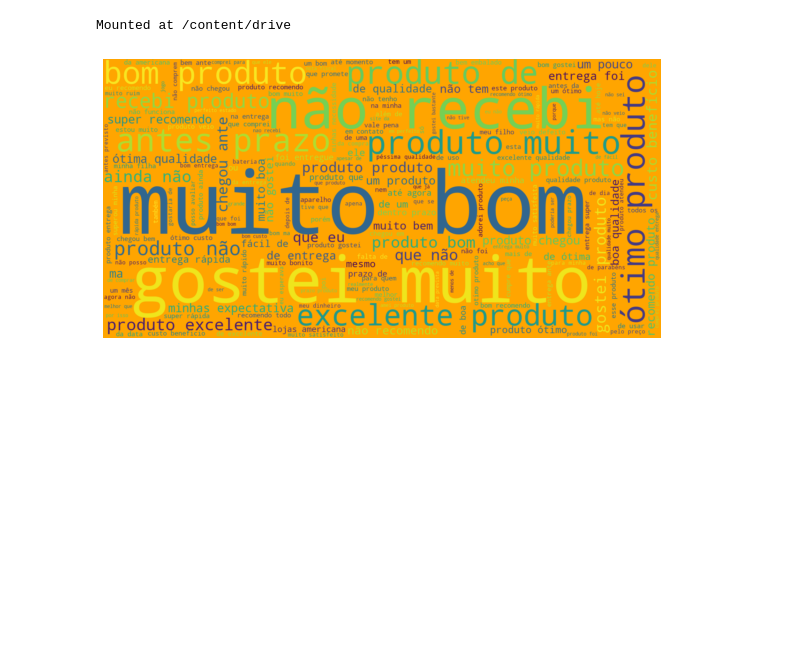
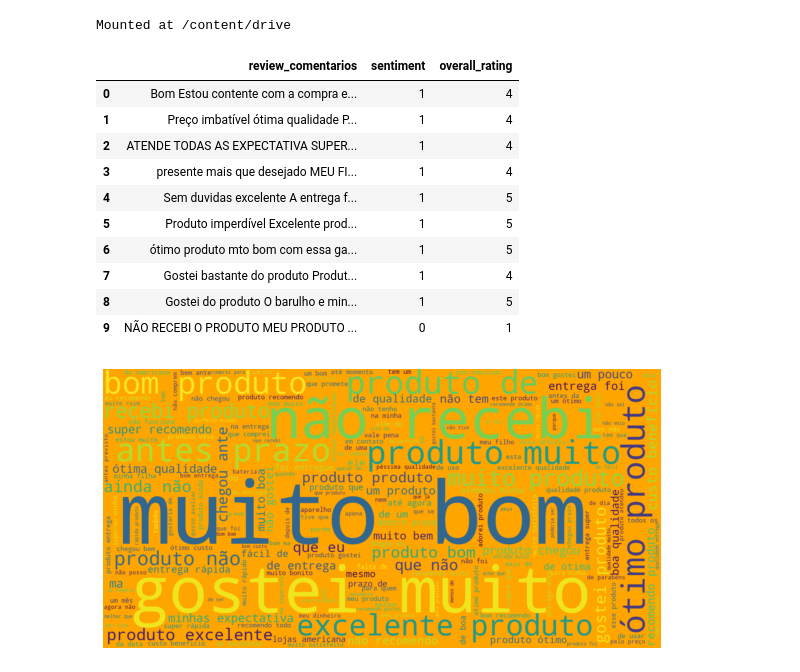
Before and after one commit to MariaBet/tcc-analisedesentimentos-b2w, a Jupyter notebook: nuvens_de_palavras.ipynb, the cells around one changed output. Saved outputs shown, nothing was run; the diff lists cells and outputs as text; code cells hidden in the pictures; blank space fills up the shorter version.

```diff
--- a/nuvens_de_palavras.ipynb
+++ b/nuvens_de_palavras.ipynb
@@ -8,6 +8,20 @@ Mounted at /content/drive
 # %%
 import pandas as pd
 df = pd.read_csv("/content/drive/MyDrive/TCC/version_Atual/b2w_preprocessado3.csv")
+# %%
+df.head(10)
+# %% [output]
+|  | review_comentarios | sentiment | overall_rating |
+| 0 | Bom Estou contente com a compra e... | 1 | 4 |
+| 1 | Preço imbatível ótima qualidade P... | 1 | 4 |
+| 2 | ATENDE TODAS AS EXPECTATIVA SUPER... | 1 | 4 |
+| 3 | presente mais que desejado MEU FI... | 1 | 4 |
+| 4 | Sem duvidas excelente A entrega f... | 1 | 5 |
+| 5 | Produto imperdível Excelente prod... | 1 | 5 |
+| 6 | ótimo produto mto bom com essa ga... | 1 | 5 |
+| 7 | Gostei bastante do produto Produt... | 1 | 4 |
+| 8 | Gostei do produto O barulho e min... | 1 | 5 |
+| 9 | NÃO RECEBI O PRODUTO MEU PRODUTO ... | 0 | 1 |
 # %%
 from os import path
 from PIL import Image
```
